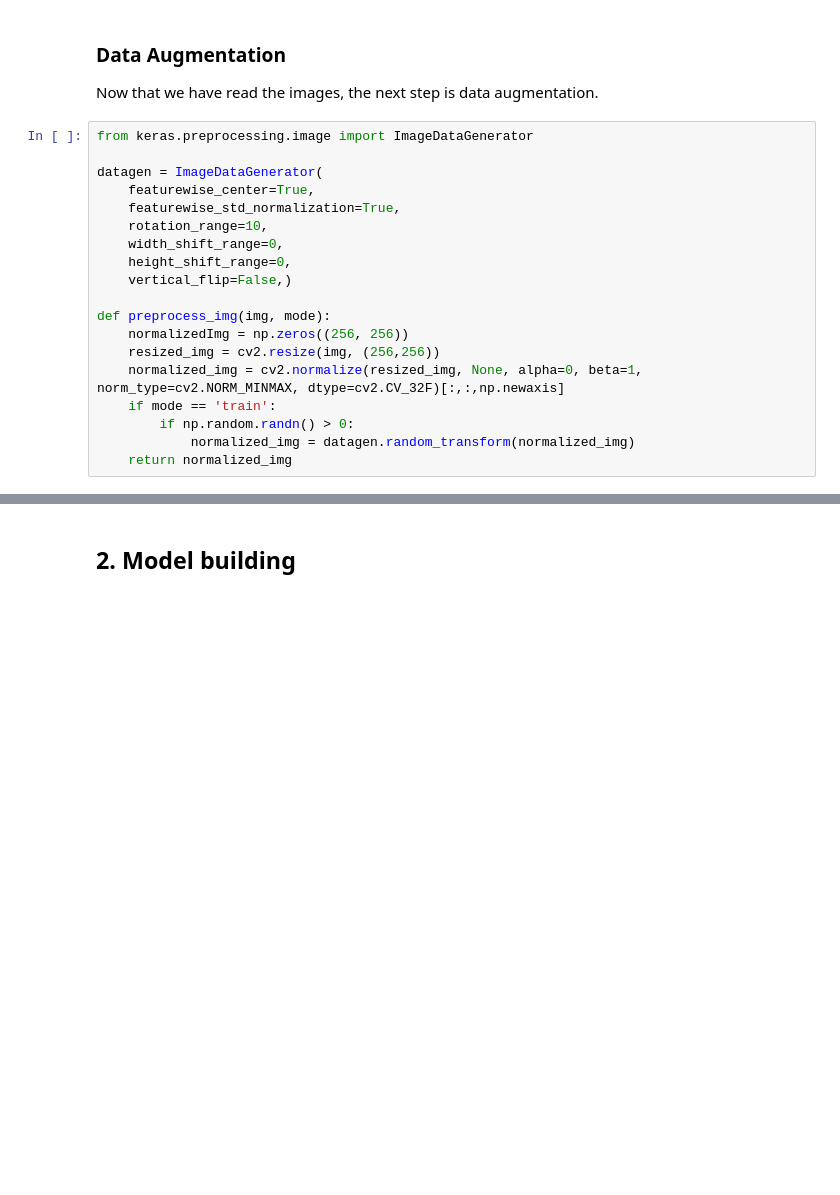
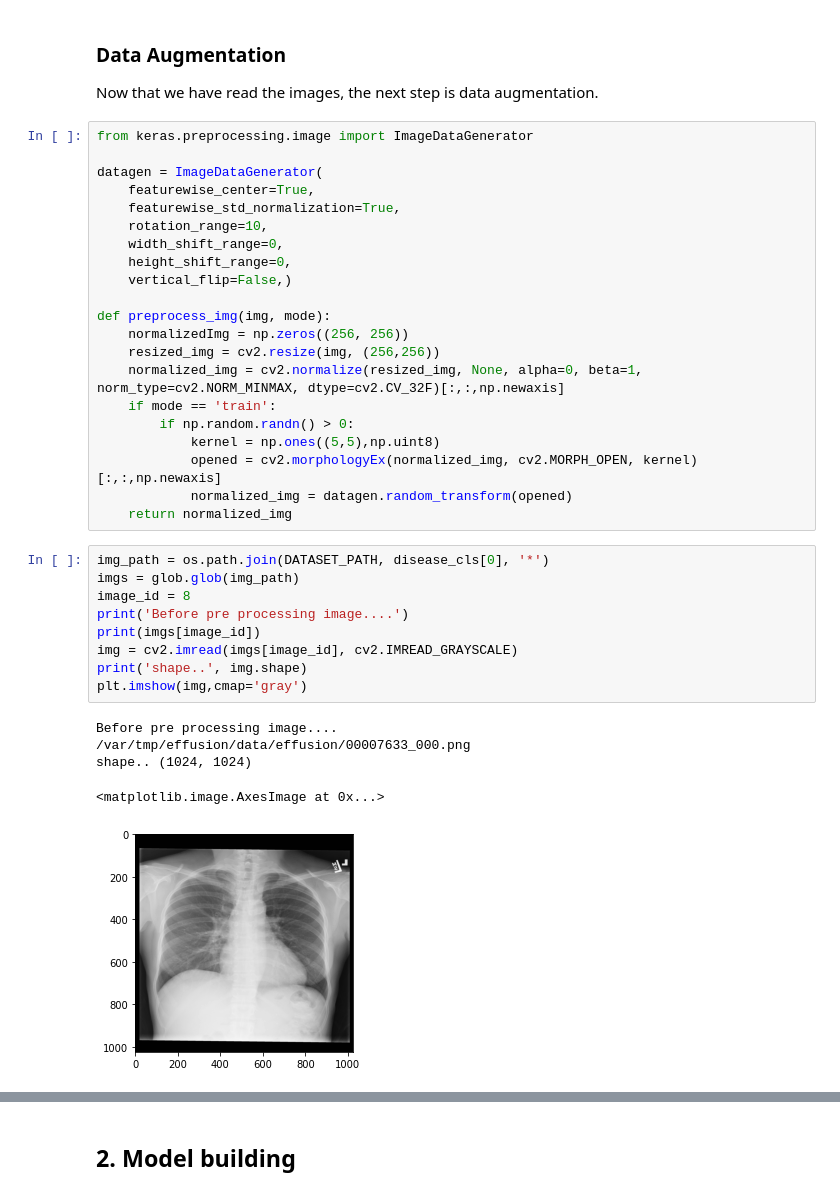
Before and after one commit to manjulakj/dl, a Jupyter notebook: Working_With_Chest_XRay_Images-.ipynb, the cells around one changed output, grey strips where cells are left out. Saved outputs shown, nothing was run; the diff lists cells and outputs as text; blank space fills up the shorter version.

```diff
--- a/Working_With_Chest_XRay_Images-.ipynb
+++ b/Working_With_Chest_XRay_Images-.ipynb
@@ -204,5 +213,22 @@ def preprocess_img(img, mode):
     normalized_img = cv2.normalize(resized_img, None, alpha=0, beta=1, norm_type=cv2.NORM_MINMAX, dtype=cv2.CV_32F)[:,:,np.newaxis]
     if mode == 'train':
         if np.random.randn() > 0:
-            normalized_img = datagen.random_transform(normalized_img)
+            kernel = np.ones((5,5),np.uint8)
+            opened = cv2.morphologyEx(normalized_img, cv2.MORPH_OPEN, kernel)[:,:,np.newaxis]
+            normalized_img = datagen.random_transform(opened)
     return normalized_img
+# %%
+img_path = os.path.join(DATASET_PATH, disease_cls[0], '*')
+imgs = glob.glob(img_path)
+image_id = 8
+print('Before pre processing image....')
+print(imgs[image_id])
+img = cv2.imread(imgs[image_id], cv2.IMREAD_GRAYSCALE)
+print('shape..', img.shape)
+plt.imshow(img,cmap='gray')
+# %% [output]
+Before pre processing image....
+/var/tmp/effusion/data/effusion/00007633_000.png
+shape.. (1024, 1024)
+<matplotlib.image.AxesImage at 0x...>
+[figure, added]
```
Also changed, not shown: parts of 24 cells of this notebook, 3 other files.
